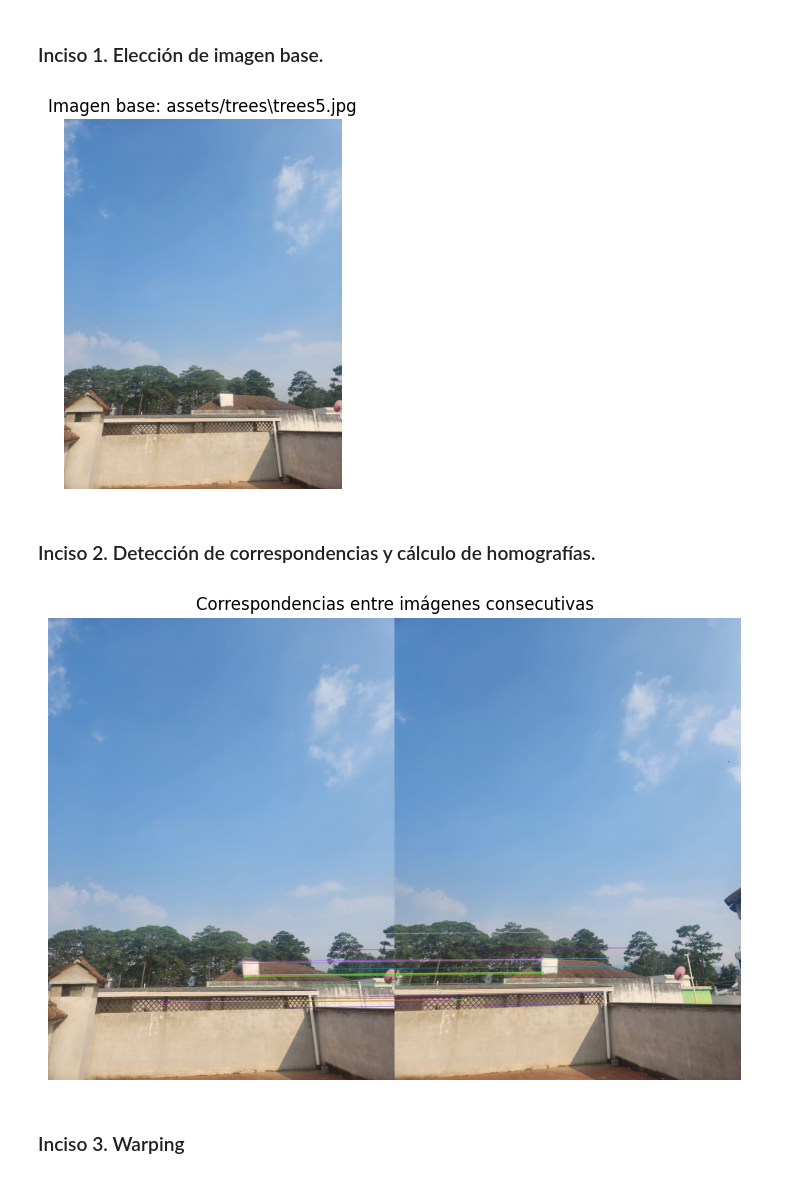
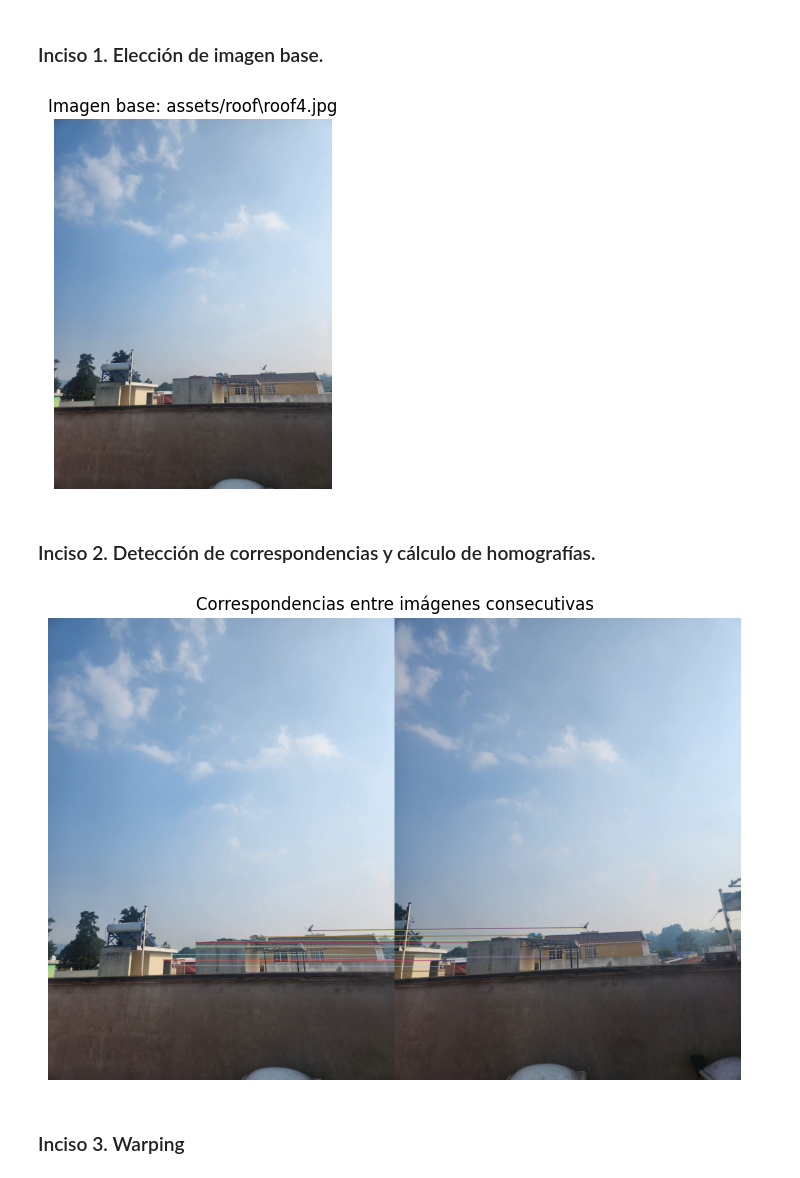
Before and after one commit to MarioGuerra21008/panoramicImages_CV, a Jupyter notebook: panoramicImages.ipynb, the cells around one changed output. Drawn from its saved outputs; the diff is of its cells as text; code cells hidden in the pictures.

```diff
--- a/panoramicImages.ipynb
+++ b/panoramicImages.ipynb
@@ -9,21 +9,21 @@
 # %%
 import cv2
 import glob
 import matplotlib.pyplot as plt
 
 # Cargar imágenes
-images = sorted(glob.glob("assets/trees/*.jpg"))
+images = sorted(glob.glob("assets/roof/*.jpg"))
 base_idx = len(images) // 2
 image_base = cv2.imread(images[base_idx])
 image_base_rgb = cv2.cvtColor(image_base, cv2.COLOR_BGR2RGB)
 
 # Mostrar imagen base
 plt.imshow(image_base_rgb)
 plt.title(f"Imagen base: {images[base_idx]}")
 plt.axis('off')
 plt.show()
 # %% [output]
-[figure, old version]
+[figure, new version]
 # %% [markdown]
 ### Inciso 2. Detección de correspondencias y cálculo de homografías.
 # %%
@@ -63,7 +63,7 @@ plt.title("Correspondencias entre imágenes consecutivas")
 plt.axis('off')
 plt.show()
 # %% [output]
-[figure, old version]
+[figure, new version]
 # %% [markdown]
 ### Inciso 3. Warping
 # %%
```
Also changed, not shown: parts of 4 cells of this notebook.
